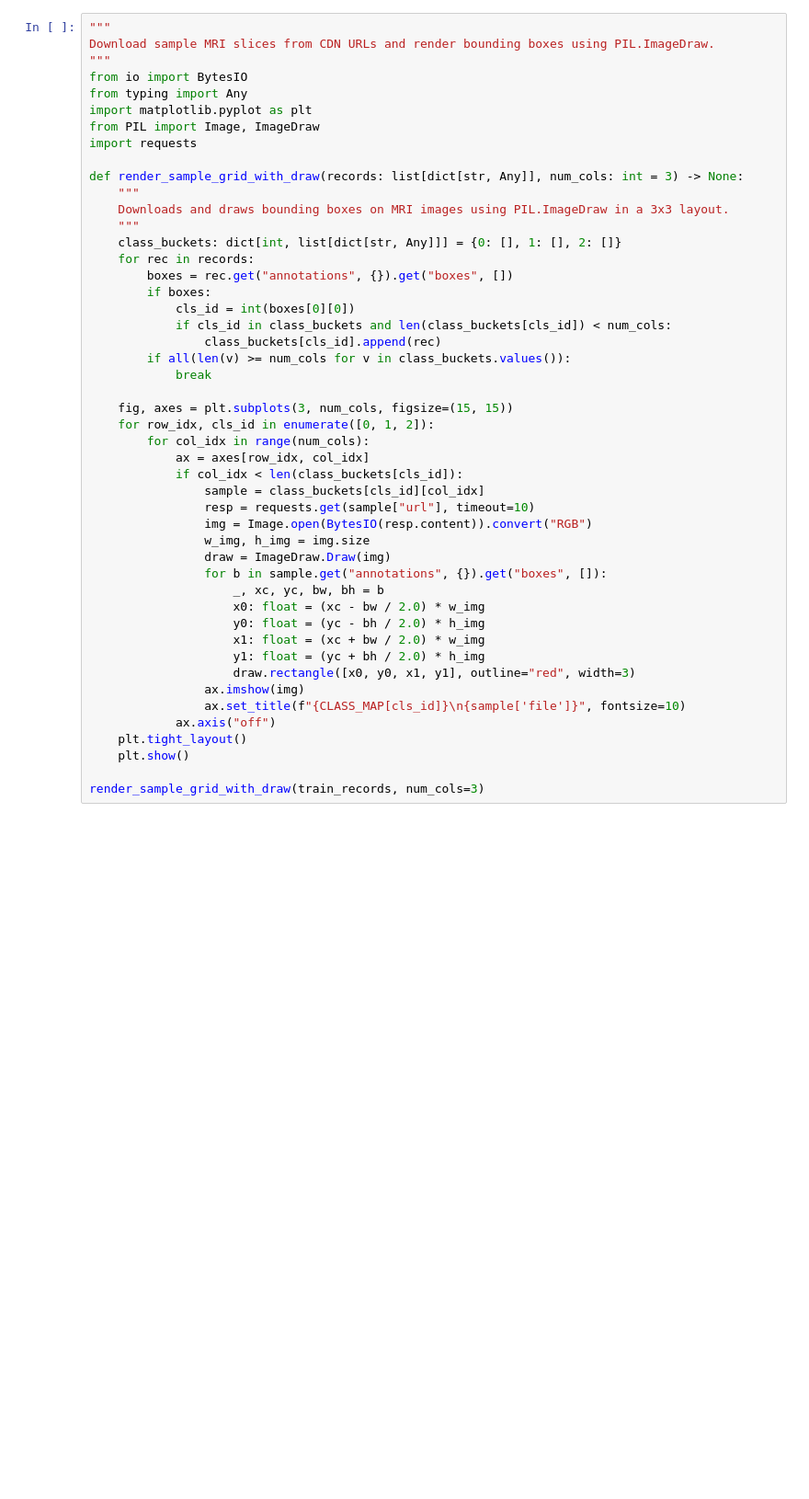
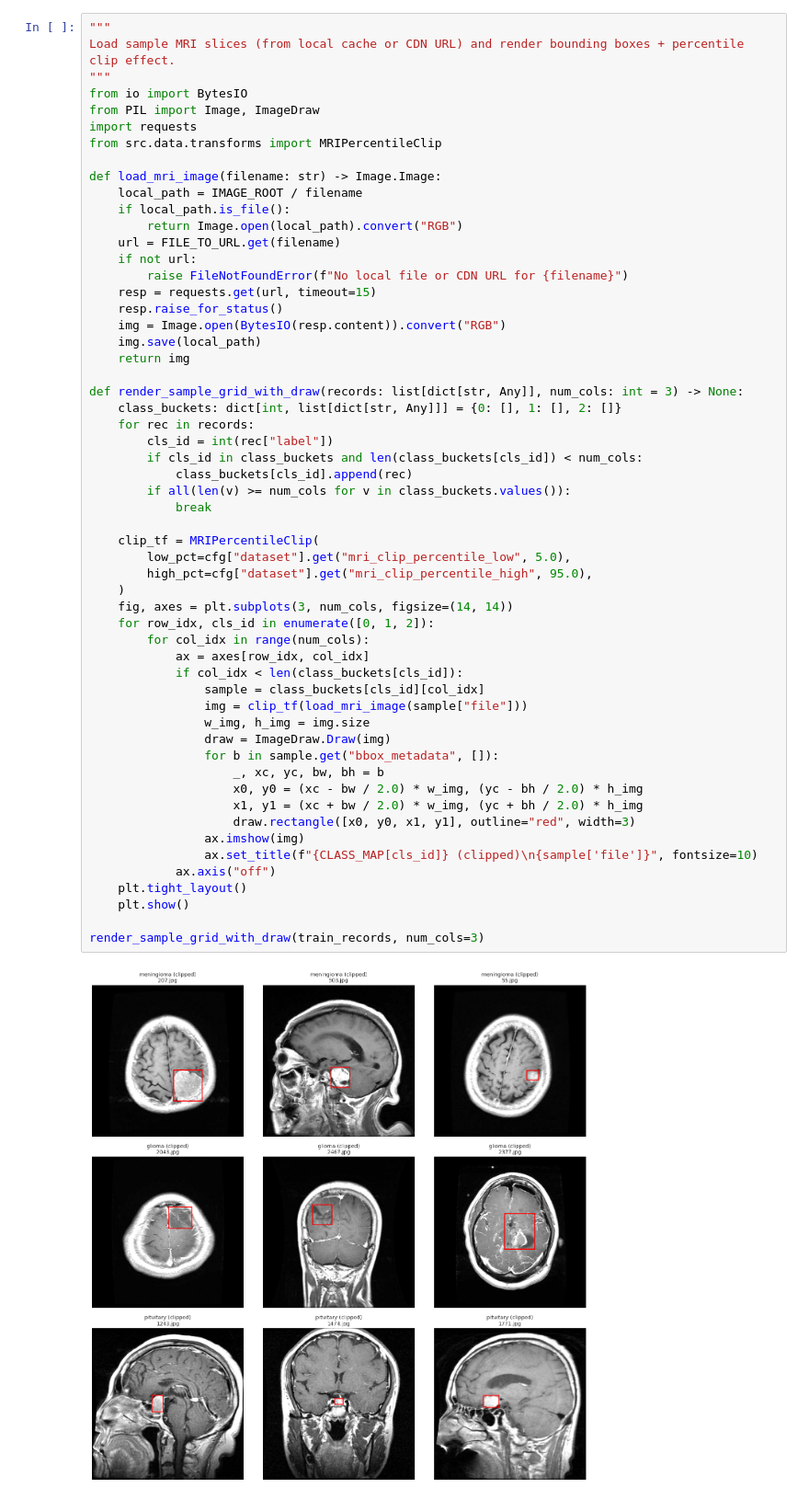
Before and after one commit to RudhanLodhi/DinoV2_PEFT, a Jupyter notebook: notebooks/02_data_exploration_brain_tumor.ipynb, the cells around one changed output. Shown at 92% size. Drawn from its saved outputs; the diff is of its cells as text; blank space fills up the shorter version.

```diff
--- a/notebooks/02_data_exploration_brain_tumor.ipynb
+++ b/notebooks/02_data_exploration_brain_tumor.ipynb
@@ -147,48 +198,58 @@ Render a 3x3 visualization grid (one row per tumor class) using CDN URLs from th
 # %%
 """
-Download sample MRI slices from CDN URLs and render bounding boxes using PIL.ImageDraw.
+Load sample MRI slices (from local cache or CDN URL) and render bounding boxes + percentile clip effect.
 """
 from io import BytesIO
-from typing import Any
-import matplotlib.pyplot as plt
 from PIL import Image, ImageDraw
 import requests
+from src.data.transforms import MRIPercentileClip
+
+def load_mri_image(filename: str) -> Image.Image:
+    local_path = IMAGE_ROOT / filename
+    if local_path.is_file():
+        return Image.open(local_path).convert("RGB")
+    url = FILE_TO_URL.get(filename)
+    if not url:
+        raise FileNotFoundError(f"No local file or CDN URL for {filename}")
+    resp = requests.get(url, timeout=15)
+    resp.raise_for_status()
+    img = Image.open(BytesIO(resp.content)).convert("RGB")
+    img.save(local_path)
+    return img
 
 def render_sample_grid_with_draw(records: list[dict[str, Any]], num_cols: int = 3) -> None:
-    """
-    Downloads and draws bounding boxes on MRI images using PIL.ImageDraw in a 3x3 layout.
-    """
     class_buckets: dict[int, list[dict[str, Any]]] = {0: [], 1: [], 2: []}
     for rec in records:
-        boxes = rec.get("annotations", {}).get("boxes", [])
-        if boxes:
-            cls_id = int(boxes[0][0])
-            if cls_id in class_buckets and len(class_buckets[cls_id]) < num_cols:
-                class_buckets[cls_id].append(rec)
+        cls_id = int(rec["label"])
+        if cls_id in class_buckets and len(class_buckets[cls_id]) < num_cols:
+            class_buckets[cls_id].append(rec)
         if all(len(v) >= num_cols for v in class_buckets.values()):
             break
 
-    fig, axes = plt.subplots(3, num_cols, figsize=(15, 15))
+    clip_tf = MRIPercentileClip(
+        low_pct=cfg["dataset"].get("mri_clip_percentile_low", 5.0),
+        high_pct=cfg["dataset"].get("mri_clip_percentile_high", 95.0),
+    )
+    fig, axes = plt.subplots(3, num_cols, figsize=(14, 14))
     for row_idx, cls_id in enumerate([0, 1, 2]):
         for col_idx in range(num_cols):
             ax = axes[row_idx, col_idx]
             if col_idx < len(class_buckets[cls_id]):
                 sample = class_buckets[cls_id][col_idx]
-                resp = requests.get(sample["url"], timeout=10)
-                img = Image.open(BytesIO(resp.content)).convert("RGB")
+                img = clip_tf(load_mri_image(sample["file"]))
                 w_img, h_img = img.size
                 draw = ImageDraw.Draw(img)
-                for b in sample.get("annotations", {}).get("boxes", []):
+                for b in sample.get("bbox_metadata", []):
                     _, xc, yc, bw, bh = b
-                    x0: float = (xc - bw / 2.0) * w_img
-                    y0: float = (yc - bh / 2.0) * h_img
-                    x1: float = (xc + bw / 2.0) * w_img
-                    y1: float = (yc + bh / 2.0) * h_img
+                    x0, y0 = (xc - bw / 2.0) * w_img, (yc - bh / 2.0) * h_img
+                    x1, y1 = (xc + bw / 2.0) * w_img, (yc + bh / 2.0) * h_img
                     draw.rectangle([x0, y0, x1, y1], outline="red", width=3)
                 ax.imshow(img)
-                ax.set_title(f"{CLASS_MAP[cls_id]}\n{sample['file']}", fontsize=10)
+                ax.set_title(f"{CLASS_MAP[cls_id]} (clipped)\n{sample['file']}", fontsize=10)
             ax.axis("off")
     plt.tight_layout()
     plt.show()
 
 render_sample_grid_with_draw(train_records, num_cols=3)
+# %% [output]
+[figure, added]
```
Also changed, not shown: parts of 18 cells of this notebook, 11 other files.
